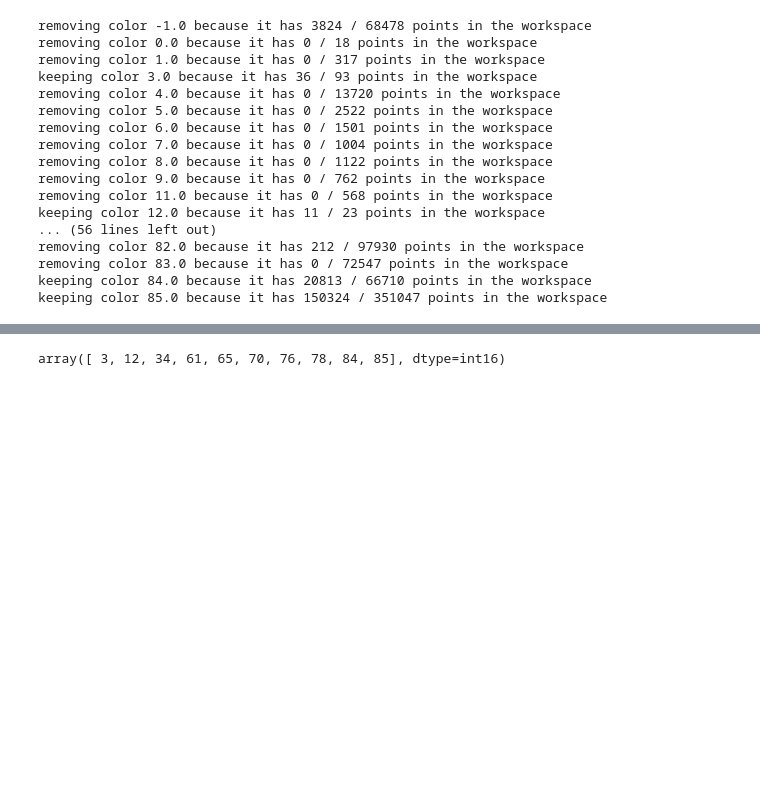
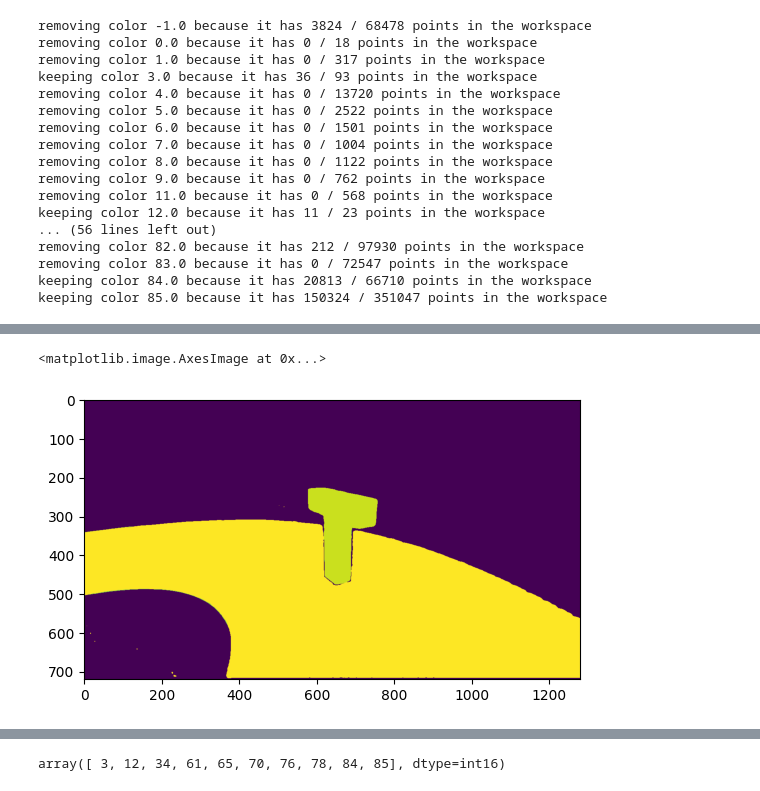
Before and after one commit to DaveLearn/SegmentAnything3D, a Jupyter notebook: scratch.ipynb, the cells around one changed output, grey strips where cells are left out. Cells and saved outputs as stored; diff of their text form; code cells hidden in the pictures; blank space fills up the shorter version.

```diff
--- a/scratch.ipynb
+++ b/scratch.ipynb
@@ -102,3 +115,7 @@ removing color 82.0 because it has 212 / 97930 points in the workspace
 removing color 83.0 because it has 0 / 72547 points in the workspace
 keeping color 84.0 because it has 20813 / 66710 points in the workspace
 keeping color 85.0 because it has 150324 / 351047 points in the workspace
+# %%
+obs_frame= obs.frames[0]
+frame = get_dataset_frame_from_observation_frame(obs_frame)
+pcd_dict, group_ids = get_pcd(frame, bbox=None, mask_generator=mask_generator, segment_cache_path=None, workspace_voxels=workspace_voxels)
@@ -104,0 +140,5 @@ keeping color 85.0 because it has 150324 / 351047 points in the workspace
+# %%
+plt.imshow(group_ids)
+# %% [output]
+<matplotlib.image.AxesImage at 0x...>
+[figure, added]
```
Also changed, not shown: parts of 15 cells of this notebook, 1 other file.
